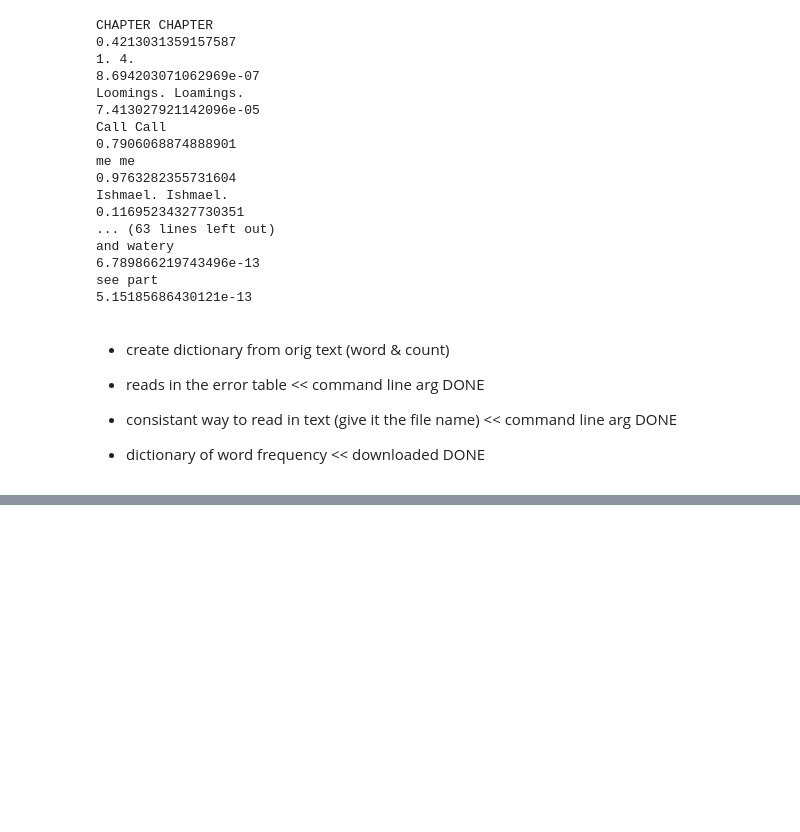
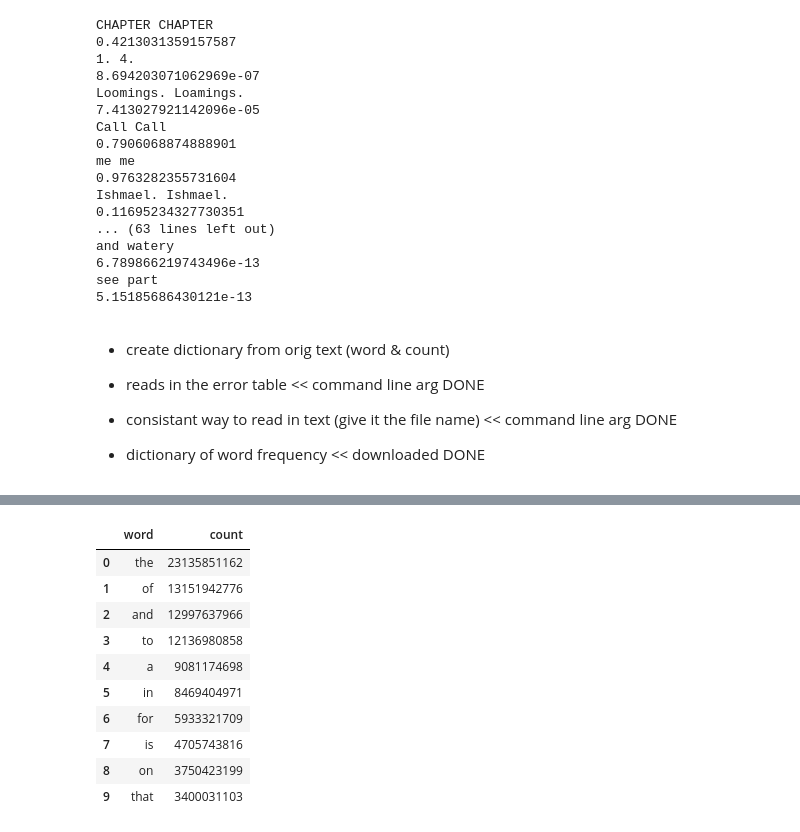
Before and after one commit to hwangh4/ocr-research, a Jupyter notebook: Probabilities.ipynb, the cells around one changed output, grey strips where cells are left out. Drawn from its saved outputs; the diff is of its cells as text; code cells hidden in the pictures; blank space fills up the shorter version.

```diff
--- a/Probabilities.ipynb
+++ b/Probabilities.ipynb
@@ -1914,0 +1946,19 @@ see part
+# %%
+import pandas as pd
+import numpy as np
+a = pd.read_csv("frequency-corpus.txt", sep="\t",
+                keep_default_na=False, na_values=[""], names=["word", "count"])
+# %%
+a.head(10)
+# %% [output]
+|  | word | count |
+| 0 | the | 23135851162 |
+| 1 | of | 13151942776 |
+| 2 | and | 12997637966 |
+| 3 | to | 12136980858 |
+| 4 | a | 9081174698 |
+| 5 | in | 8469404971 |
+| 6 | for | 5933321709 |
+| 7 | is | 4705743816 |
+| 8 | on | 3750423199 |
+| 9 | that | 3400031103 |
```
Also changed, not shown: parts of 6 cells of this notebook, 2 other files.
